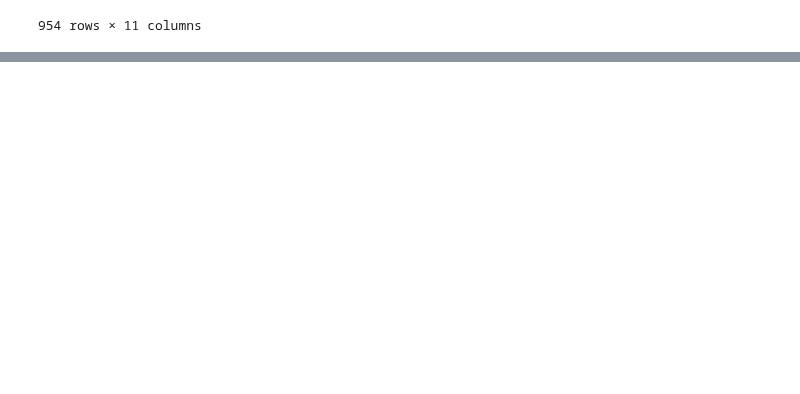
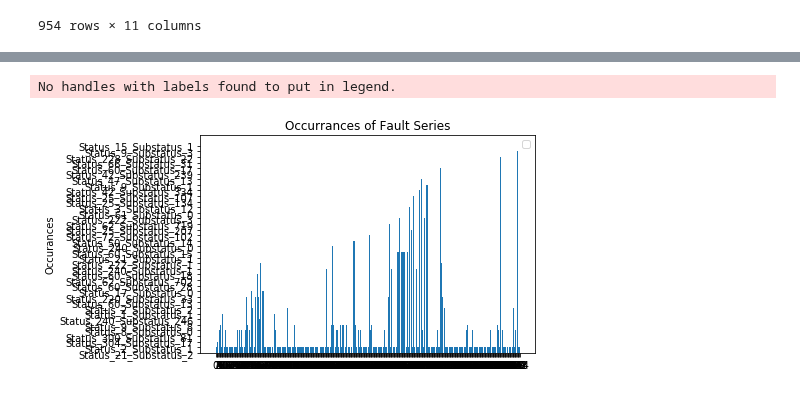
Before and after one commit to StianIsmar/project-thesis, a Jupyter notebook: TE/Alram Correlation.ipynb, the cells around one changed output, grey strips where cells are left out. Cells and saved outputs as stored; diff of their text form; code cells hidden in the pictures; blank space fills up the shorter version.

Commit message:
Uppdated Alarm Correlation

```diff
--- a/TE/Alram Correlation.ipynb
+++ b/TE/Alram Correlation.ipynb
@@ -42,10 +42,10 @@ individual_turbine_alarm[25]
 954 rows × 11 columns
 # %%
 # Parsing time:
-def get_time_duration(data_row1, data_row2):
-    start = dataset.at[0, 'Start']
-    end = dataset.at[0, 'End']
-    duration = end - start
+def get_time_duration(alarm_1, alarm_2):
+    end_of_alarm_1 = alarm_1.End
+    start_of_alarm_2 = alarm_2.Start
+    duration = start_of_alarm_2 - end_of_alarm_1
     duration_mins = duration/np.timedelta64(1, 'm')
     duration_hrs = duration/np.timedelta64(1, 'h')
     duration_days = duration/np.timedelta64(1, 'D')
@@ -53,7 +53,7 @@ def get_time_duration(data_row1, data_row2):
     #print('Difference between start and end in minutes: {0}'.format(duration_mins))
     #print('Difference between start and end in hours: {0}'.format(duration_hrs))
     #print('Difference between start and end in days: {0}'.format(duration_days))
-    return duration_mins, duration_hrs, duration_days
+    return duration_hrs
 
-get_time_duration(individual_turbine_alarm[1])
+get_time_duration(individual_turbine_alarm[1].iloc[1], individual_turbine_alarm[1].iloc[0])
 # %% [output]
@@ -68,26 +60,0 @@ Timestamp('2019-10-07 08:55:08')
-# %%
-all_following_errors = []
-
-for i in range(10):
-#for i in range(individual_alarm[1].shape[0]):
-
-    build_array = True
-    hour_limit = 5
-
-    current_alarm_count = i
-    new_alarm_count = i+1
-
-    while(build_array = True):
-        current_alarm = individual_turbine_alarm[25].iloc[i]
-        new_alarm = individual_turbine_alarm[25].iloc[new_alarm_count]
-        duration_hrs = get_time_duration
-        if(blah_blah == True):
-            tralalal
-        else:
-            build_array = False
-            i = new_counter
-# %%
-for i in range(20):
-    print(i)
-    i = 18
-    print(i)
@@ -111,0 +134,2 @@ for i in range(20):
+# %%
+whole_alarm_list, simle_alarm_list = groupConsecutiveErrors(individual_turbine_alarm[25], 2)
@@ -111,0 +207,5 @@ for i in range(20):
+# %%
+visualizeCount(simle_alarm_list)
+# %% [output]
+No handles with labels found to put in legend.
+[figure, added]
```
Also changed, not shown: parts of 9 cells of this notebook.
